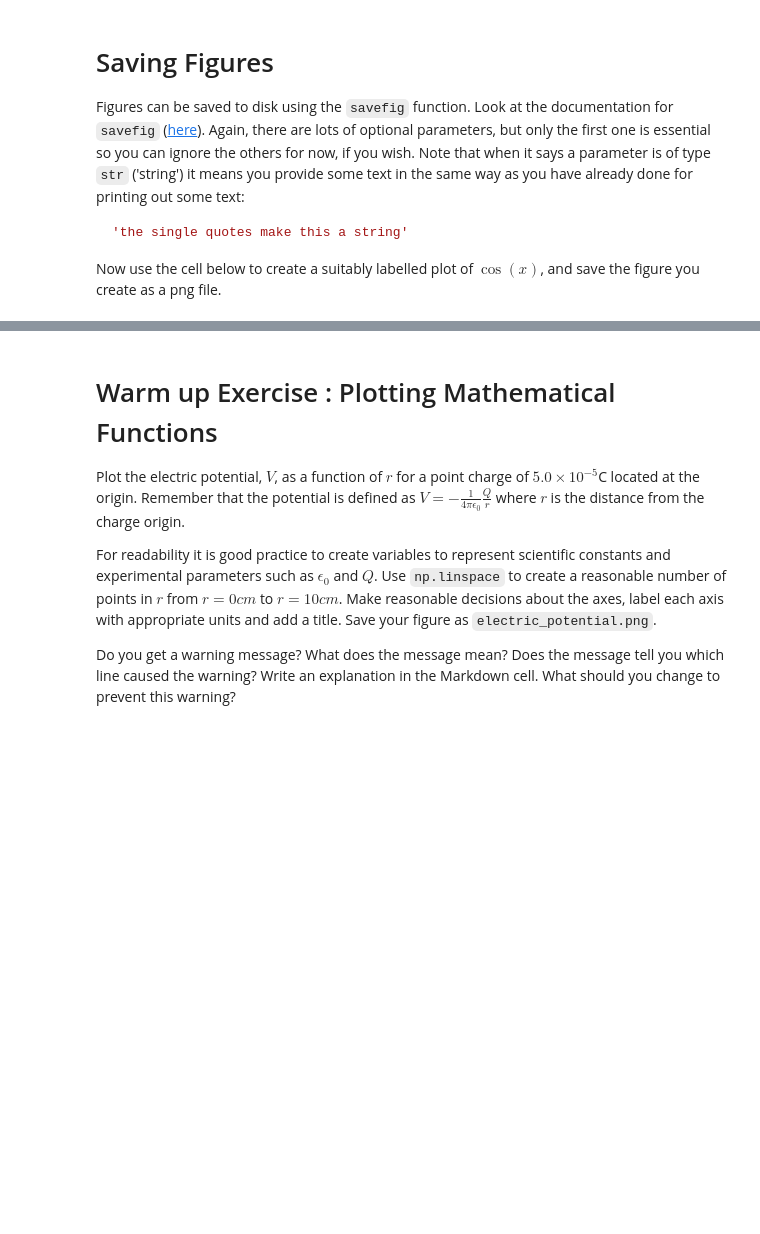
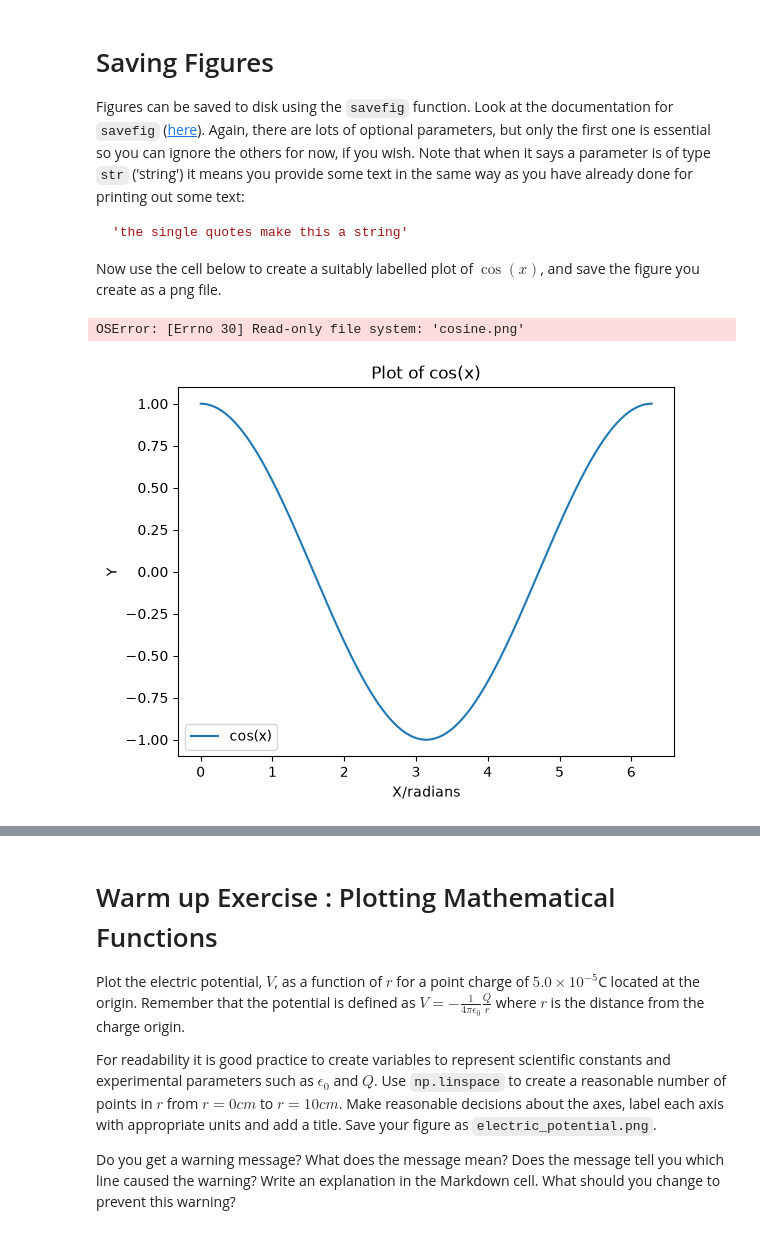
Before and after one commit to danboy12342/ENG2083, a Jupyter notebook: Labs/LAB 02/LAB 02/LAB 02A - Basic Plotting.ipynb, the cells around one changed output, grey strips where cells are left out. Saved outputs shown, nothing was run; the diff lists cells and outputs as text; code cells hidden in the pictures; blank space fills up the shorter version.

```diff
--- a/Labs/LAB 02/LAB 02/LAB 02A - Basic Plotting.ipynb
+++ b/Labs/LAB 02/LAB 02/LAB 02A - Basic Plotting.ipynb
@@ -78,3 +105,25 @@ Now use the cell below to create a suitably labelled plot of $\cos(x)$, and save
+# %%
+# Create your plot here and use 'savefig' to save it
+# 500 points , yada yada
+x = np.linspace(0, 2*np.pi, 500)
+
+# Plot cos(x) with a label for the legend
+plt.plot(x, np.cos(x), label='cos(x)')
+
+# Axis labels, title and legend
+plt.xlabel('X/radians')
+plt.ylabel('Y')
+plt.title('Plot of cos(x)')
+plt.legend()
+
+# Save the figure as a PNG.
+plt.savefig('cosine.png') #(NB this wont work as this is a remote git repo)
+
+# bossman said do the thing
+plt.show()
+# %% [output]
+OSError: [Errno 30] Read-only file system: 'cosine.png'
+[figure, added]
 # %% [markdown]
 # Subplots
 
```
Also changed, not shown: parts of 13 cells of this notebook, 1 other file.
